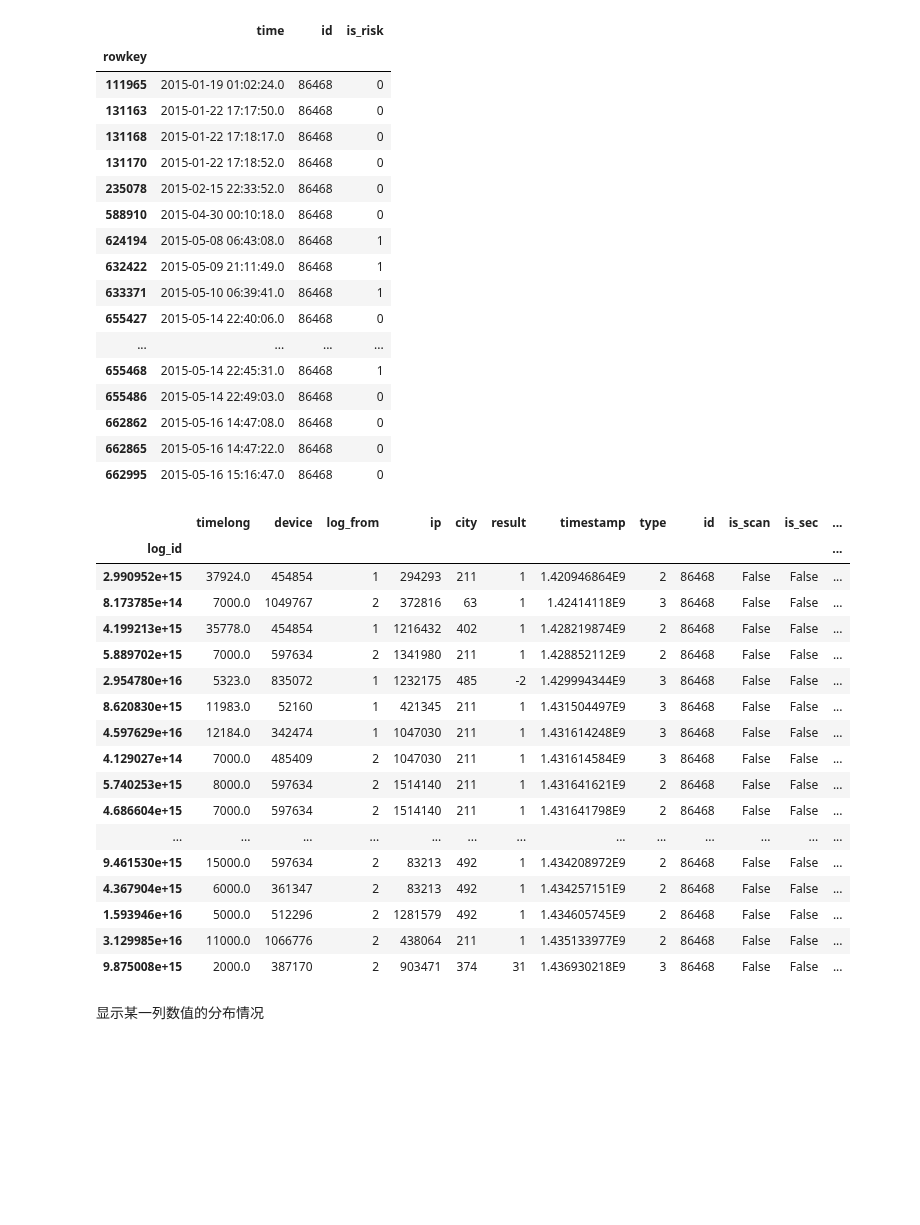
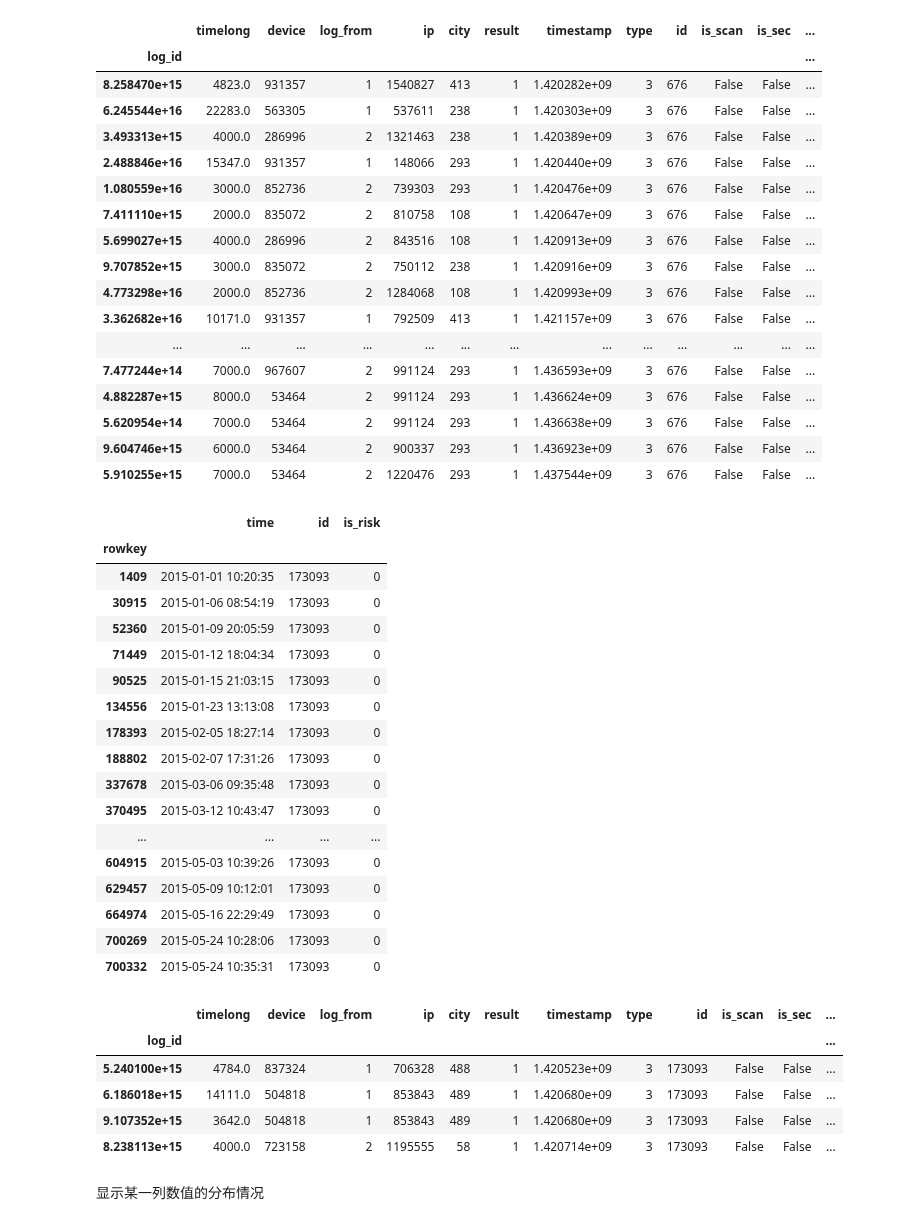
Before and after one commit to tusonggao/Kaggle_code, a Jupyter notebook: jd_contest/jd_contest.ipynb, the cells around one changed output. Cells and saved outputs as stored; diff of their text form; code cells hidden in the pictures; blank space fills up the shorter version.

```diff
--- a/jd_contest/jd_contest.ipynb
+++ b/jd_contest/jd_contest.ipynb
@@ -35,3 +31,24 @@ Index: []
+# %%
+removed_duplicate_login_df[removed_duplicate_login_df.id==676].sort_values(by='time', ascending = True)
+# %% [output]
+|  | timelong | device | log_from | ip | city | result | timestamp | type | id | is_scan | is_sec | ... |
+| log_id |  |  |  |  |  |  |  |  |  |  |  | ... |
+| 8.258470e+15 | 4823.0 | 931357 | 1 | 1540827 | 413 | 1 | 1.420282e+09 | 3 | 676 | False | False | ... |
+| 6.245544e+16 | 22283.0 | 563305 | 1 | 537611 | 238 | 1 | 1.420303e+09 | 3 | 676 | False | False | ... |
+| 3.493313e+15 | 4000.0 | 286996 | 2 | 1321463 | 238 | 1 | 1.420389e+09 | 3 | 676 | False | False | ... |
+| 2.488846e+16 | 15347.0 | 931357 | 1 | 148066 | 293 | 1 | 1.420440e+09 | 3 | 676 | False | False | ... |
+| 1.080559e+16 | 3000.0 | 852736 | 2 | 739303 | 293 | 1 | 1.420476e+09 | 3 | 676 | False | False | ... |
+| 7.411110e+15 | 2000.0 | 835072 | 2 | 810758 | 108 | 1 | 1.420647e+09 | 3 | 676 | False | False | ... |
+| 5.699027e+15 | 4000.0 | 286996 | 2 | 843516 | 108 | 1 | 1.420913e+09 | 3 | 676 | False | False | ... |
+| 9.707852e+15 | 3000.0 | 835072 | 2 | 750112 | 238 | 1 | 1.420916e+09 | 3 | 676 | False | False | ... |
+| 4.773298e+16 | 2000.0 | 852736 | 2 | 1284068 | 108 | 1 | 1.420993e+09 | 3 | 676 | False | False | ... |
+| 3.362682e+16 | 10171.0 | 931357 | 1 | 792509 | 413 | 1 | 1.421157e+09 | 3 | 676 | False | False | ... |
+| ... | ... | ... | ... | ... | ... | ... | ... | ... | ... | ... | ... | ... |
+| 7.477244e+14 | 7000.0 | 967607 | 2 | 991124 | 293 | 1 | 1.436593e+09 | 3 | 676 | False | False | ... |
+| 4.882287e+15 | 8000.0 | 53464 | 2 | 991124 | 293 | 1 | 1.436624e+09 | 3 | 676 | False | False | ... |
+| 5.620954e+14 | 7000.0 | 53464 | 2 | 991124 | 293 | 1 | 1.436638e+09 | 3 | 676 | False | False | ... |
+| 9.604746e+15 | 6000.0 | 53464 | 2 | 900337 | 293 | 1 | 1.436923e+09 | 3 | 676 | False | False | ... |
+| 5.910255e+15 | 7000.0 | 53464 | 2 | 1220476 | 293 | 1 | 1.437544e+09 | 3 | 676 | False | False | ... |
 # %%
 # 得到一列不同的值
 login_df['result'].unique()
@@ -40,7 +57,7 @@ len(login_df['city'].unique()), len(login_df.index)
 trade_df.count()
 merged_login_df.dtypes
 # trade_df[trade_df.is_scan==True].sort_values(by='time', ascending = True)  # 174422
-trade_df[trade_df.id=='86468'].sort_values(by='time', ascending = True)  # 174422
+trade_df[trade_df.id== 173093].sort_values(by='time', ascending = True)  # 174422
 # login_df.sort_values(by='time', ascending = True)  # 174422
 # time_long_negative_df = merged_login_df[merged_login_df.timelong<0].sort_values(by='time', ascending = True)
 # time_long_negative_df
@@ -51,51 +68,39 @@ trade_df[trade_df.id=='86468'].sort_values(by='time', ascending = True)  # 17442
 # %% [output]
 |  | time | id | is_risk |
 | rowkey |  |  |  |
-| 111965 | 2015-01-19 01:02:24.0 | 86468 | 0 |
-| 131163 | 2015-01-22 17:17:50.0 | 86468 | 0 |
-| 131168 | 2015-01-22 17:18:17.0 | 86468 | 0 |
-| 131170 | 2015-01-22 17:18:52.0 | 86468 | 0 |
-| 235078 | 2015-02-15 22:33:52.0 | 86468 | 0 |
-| 588910 | 2015-04-30 00:10:18.0 | 86468 | 0 |
-| 624194 | 2015-05-08 06:43:08.0 | 86468 | 1 |
-| 632422 | 2015-05-09 21:11:49.0 | 86468 | 1 |
-| 633371 | 2015-05-10 06:39:41.0 | 86468 | 1 |
-| 655427 | 2015-05-14 22:40:06.0 | 86468 | 0 |
+| 1409 | 2015-01-01 10:20:35 | 173093 | 0 |
+| 30915 | 2015-01-06 08:54:19 | 173093 | 0 |
+| 52360 | 2015-01-09 20:05:59 | 173093 | 0 |
+| 71449 | 2015-01-12 18:04:34 | 173093 | 0 |
+| 90525 | 2015-01-15 21:03:15 | 173093 | 0 |
+| 134556 | 2015-01-23 13:13:08 | 173093 | 0 |
+| 178393 | 2015-02-05 18:27:14 | 173093 | 0 |
+| 188802 | 2015-02-07 17:31:26 | 173093 | 0 |
+| 337678 | 2015-03-06 09:35:48 | 173093 | 0 |
+| 370495 | 2015-03-12 10:43:47 | 173093 | 0 |
 | ... | ... | ... | ... |
-| 655468 | 2015-05-14 22:45:31.0 | 86468 | 1 |
-| 655486 | 2015-05-14 22:49:03.0 | 86468 | 0 |
-| 662862 | 2015-05-16 14:47:08.0 | 86468 | 0 |
-| 662865 | 2015-05-16 14:47:22.0 | 86468 | 0 |
-| 662995 | 2015-05-16 15:16:47.0 | 86468 | 0 |
+| 604915 | 2015-05-03 10:39:26 | 173093 | 0 |
+| 629457 | 2015-05-09 10:12:01 | 173093 | 0 |
+| 664974 | 2015-05-16 22:29:49 | 173093 | 0 |
+| 700269 | 2015-05-24 10:28:06 | 173093 | 0 |
+| 700332 | 2015-05-24 10:35:31 | 173093 | 0 |
 # %%
-merged_login_df[merged_login_df.id=='86468'].sort_values(by='time', ascending = True)
+merged_login_df[merged_login_df.id== 173093].sort_values(by='time', ascending = True).iloc[[36, 47, 48, 51]]
 # merged_login_df.sort_values(by='time', ascending = True)
 #merged_login_df[merged_login_df.device==835072].sort_values(by='time', ascending = True)
 # merged_login_df[merged_login_df.ip==1256768].sort_values(by='time', ascending = True)
 # merged_login_df[merged_login_df.city==238].sort_values(by='time', ascending = True)
 # merged_login_df[merged_login_df.device==833972].sort_values(by='time', ascending = True)
 # merged_login_df[merged_login_df.result==6].sort_values(by='time', ascending = True)
 #merged_login_df[merged_login_df.timelong>=45739.0].sort_values(by='time', ascending = True)
 # login_test_df[merged_login_df.device==1059981].sort_values(by='time', ascending = True)
 # %% [output]
 |  | timelong | device | log_from | ip | city | result | timestamp | type | id | is_scan | is_sec | ... |
 | log_id |  |  |  |  |  |  |  |  |  |  |  | ... |
-| 2.990952e+15 | 37924.0 | 454854 | 1 | 294293 | 211 | 1 | 1.420946864E9 | 2 | 86468 | False | False | ... |
-| 8.173785e+14 | 7000.0 | 1049767 | 2 | 372816 | 63 | 1 | 1.42414118E9 | 3 | 86468 | False | False | ... |
-| 4.199213e+15 | 35778.0 | 454854 | 1 | 1216432 | 402 | 1 | 1.428219874E9 | 2 | 86468 | False | False | ... |
-| 5.889702e+15 | 7000.0 | 597634 | 2 | 1341980 | 211 | 1 | 1.428852112E9 | 2 | 86468 | False | False | ... |
-| 2.954780e+16 | 5323.0 | 835072 | 1 | 1232175 | 485 | -2 | 1.429994344E9 | 3 | 86468 | False | False | ... |
-| 8.620830e+15 | 11983.0 | 52160 | 1 | 421345 | 211 | 1 | 1.431504497E9 | 3 | 86468 | False | False | ... |
-| 4.597629e+16 | 12184.0 | 342474 | 1 | 1047030 | 211 | 1 | 1.431614248E9 | 3 | 86468 | False | False | ... |
-| 4.129027e+14 | 7000.0 | 485409 | 2 | 1047030 | 211 | 1 | 1.431614584E9 | 3 | 86468 | False | False | ... |
-| 5.740253e+15 | 8000.0 | 597634 | 2 | 1514140 | 211 | 1 | 1.431641621E9 | 2 | 86468 | False | False | ... |
-| 4.686604e+15 | 7000.0 | 597634 | 2 | 1514140 | 211 | 1 | 1.431641798E9 | 2 | 86468 | False | False | ... |
-| ... | ... | ... | ... | ... | ... | ... | ... | ... | ... | ... | ... | ... |
-| 9.461530e+15 | 15000.0 | 597634 | 2 | 83213 | 492 | 1 | 1.434208972E9 | 2 | 86468 | False | False | ... |
-| 4.367904e+15 | 6000.0 | 361347 | 2 | 83213 | 492 | 1 | 1.434257151E9 | 2 | 86468 | False | False | ... |
-| 1.593946e+16 | 5000.0 | 512296 | 2 | 1281579 | 492 | 1 | 1.434605745E9 | 2 | 86468 | False | False | ... |
-| 3.129985e+16 | 11000.0 | 1066776 | 2 | 438064 | 211 | 1 | 1.435133977E9 | 2 | 86468 | False | False | ... |
-| 9.875008e+15 | 2000.0 | 387170 | 2 | 903471 | 374 | 31 | 1.436930218E9 | 3 | 86468 | False | False | ... |
+| 5.240100e+15 | 4784.0 | 837324 | 1 | 706328 | 488 | 1 | 1.420523e+09 | 3 | 173093 | False | False | ... |
+| 6.186018e+15 | 14111.0 | 504818 | 1 | 853843 | 489 | 1 | 1.420680e+09 | 3 | 173093 | False | False | ... |
+| 9.107352e+15 | 3642.0 | 504818 | 1 | 853843 | 489 | 1 | 1.420680e+09 | 3 | 173093 | False | False | ... |
+| 8.238113e+15 | 4000.0 | 723158 | 2 | 1195555 | 58 | 1 | 1.420714e+09 | 3 | 173093 | False | False | ... |
 # %% [markdown]
 显示某一列数值的分布情况
 # %%
```
Also changed, not shown: parts of 5 cells of this notebook, 2 other files.
